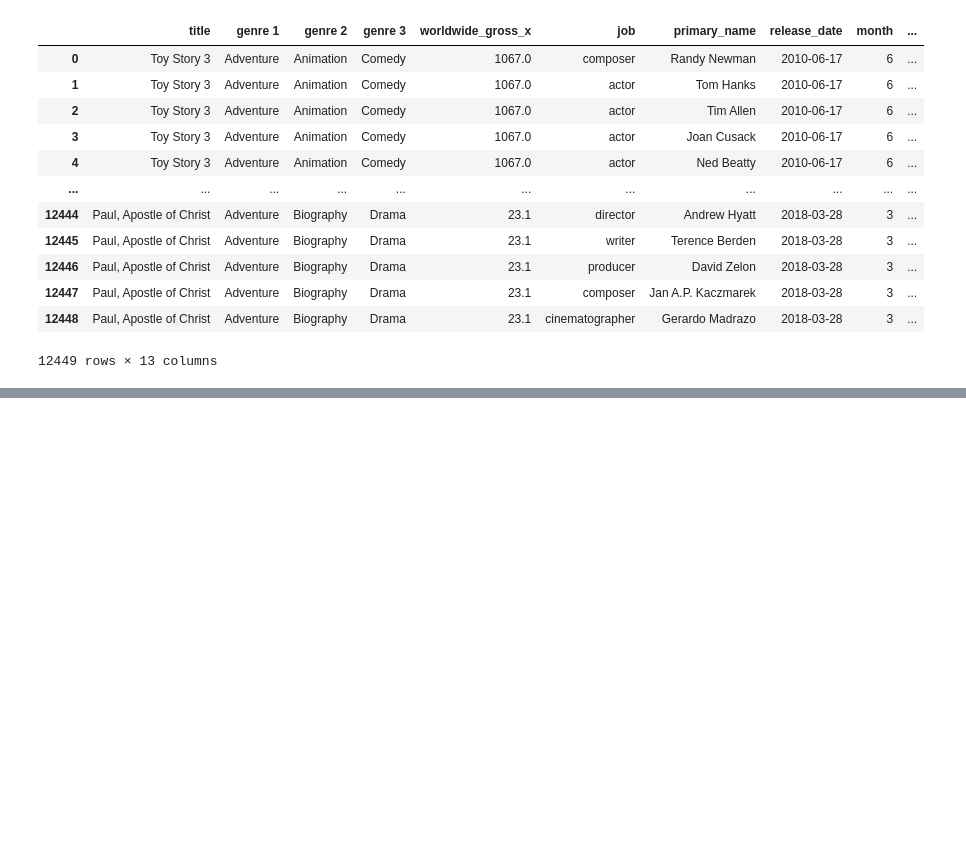
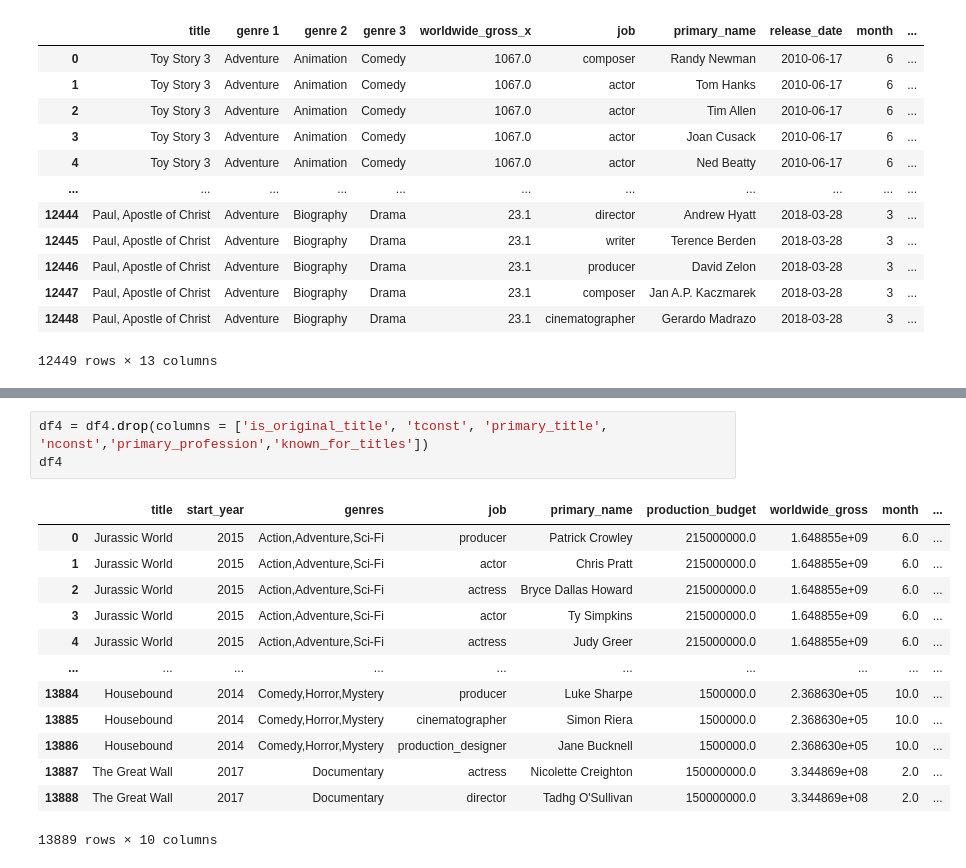
Before and after one commit to Jyve00/Microsoft_Movie_Project, a Jupyter notebook: Data Join Visualization.ipynb, the cells around one changed output, grey strips where cells are left out. Cells and saved outputs as stored; diff of their text form; blank space fills up the shorter version.

```diff
--- a/Data Join Visualization.ipynb
+++ b/Data Join Visualization.ipynb
@@ -1158,0 +1376,17 @@ df_merged3
+# %%
+df4 = df4.drop(columns = ['is_original_title', 'tconst', 'primary_title', 'nconst','primary_profession','known_for_titles'])
+df4
+# %% [output]
+|  | title | start_year | genres | job | primary_name | production_budget | worldwide_gross | month | ... |
+| 0 | Jurassic World | 2015 | Action,Adventure,Sci-Fi | producer | Patrick Crowley | 215000000.0 | 1.648855e+09 | 6.0 | ... |
+| 1 | Jurassic World | 2015 | Action,Adventure,Sci-Fi | actor | Chris Pratt | 215000000.0 | 1.648855e+09 | 6.0 | ... |
+| 2 | Jurassic World | 2015 | Action,Adventure,Sci-Fi | actress | Bryce Dallas Howard | 215000000.0 | 1.648855e+09 | 6.0 | ... |
+| 3 | Jurassic World | 2015 | Action,Adventure,Sci-Fi | actor | Ty Simpkins | 215000000.0 | 1.648855e+09 | 6.0 | ... |
+| 4 | Jurassic World | 2015 | Action,Adventure,Sci-Fi | actress | Judy Greer | 215000000.0 | 1.648855e+09 | 6.0 | ... |
+| ... | ... | ... | ... | ... | ... | ... | ... | ... | ... |
+| 13884 | Housebound | 2014 | Comedy,Horror,Mystery | producer | Luke Sharpe | 1500000.0 | 2.368630e+05 | 10.0 | ... |
+| 13885 | Housebound | 2014 | Comedy,Horror,Mystery | cinematographer | Simon Riera | 1500000.0 | 2.368630e+05 | 10.0 | ... |
+| 13886 | Housebound | 2014 | Comedy,Horror,Mystery | production_designer | Jane Bucknell | 1500000.0 | 2.368630e+05 | 10.0 | ... |
+| 13887 | The Great Wall | 2017 | Documentary | actress | Nicolette Creighton | 150000000.0 | 3.344869e+08 | 2.0 | ... |
+| 13888 | The Great Wall | 2017 | Documentary | director | Tadhg O'Sullivan | 150000000.0 | 3.344869e+08 | 2.0 | ... |
+13889 rows × 10 columns
```
Also changed, not shown: parts of 14 cells of this notebook.
